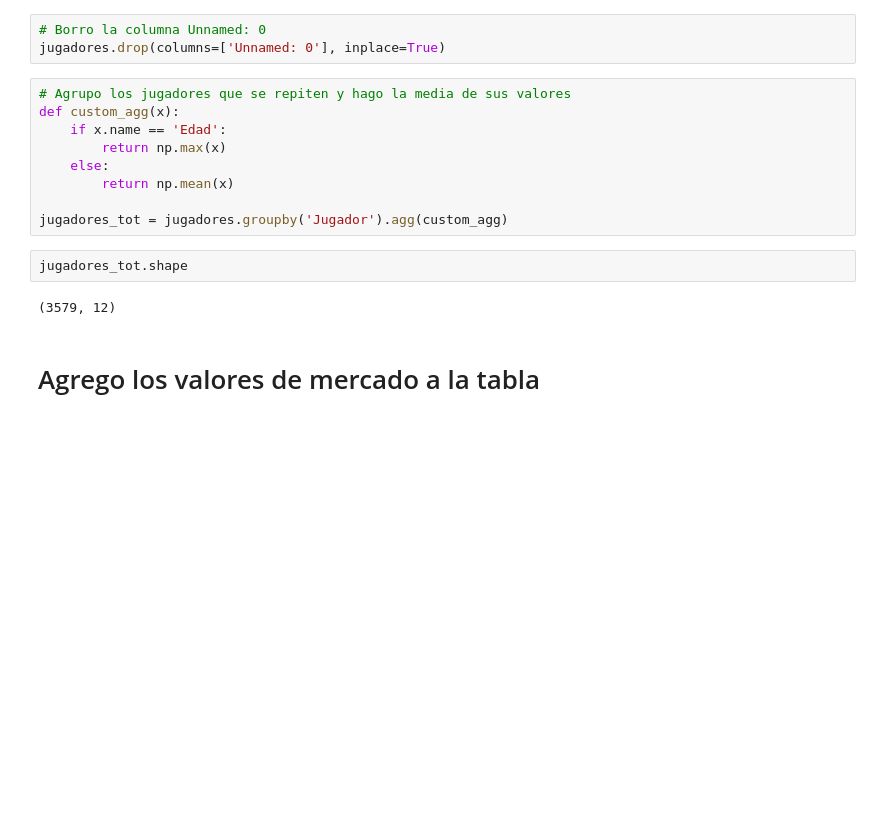
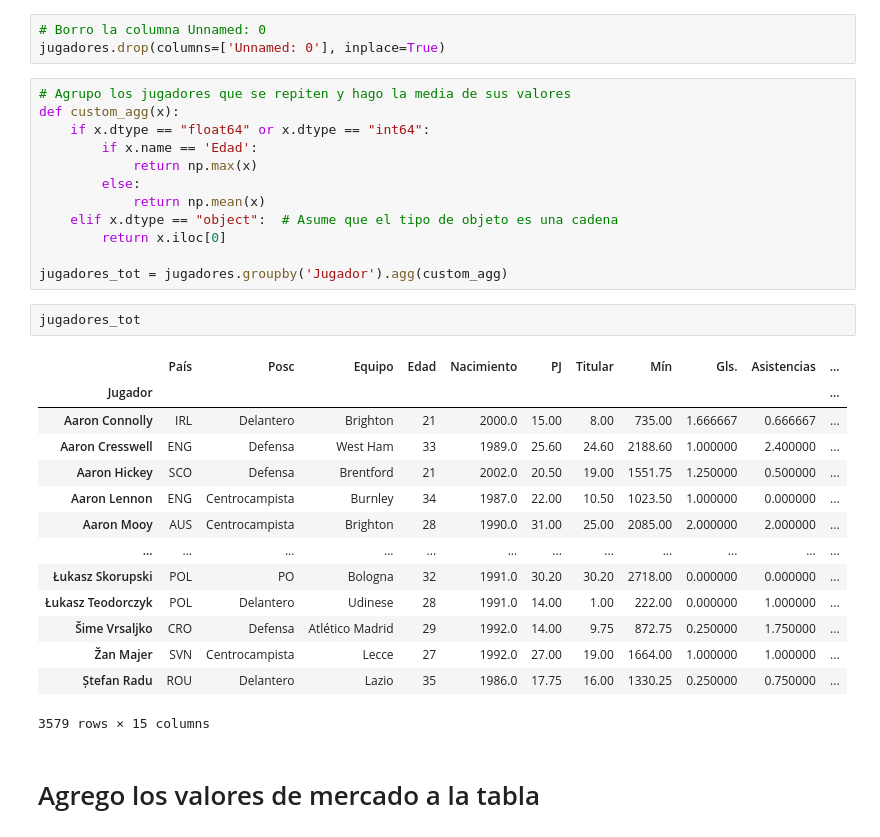
Before and after one commit to Matimengot/Proyecto-Final, a Jupyter notebook: limpieza/tabla_limpia.ipynb, the cells around one changed output. Cells and saved outputs as stored; diff of their text form; blank space fills up the shorter version.

```diff
--- a/limpieza/tabla_limpia.ipynb
+++ b/limpieza/tabla_limpia.ipynb
@@ -54,16 +54,32 @@ jugadores.drop(columns=['Unnamed: 0'], inplace=True)
 # %%
 # Agrupo los jugadores que se repiten y hago la media de sus valores
 def custom_agg(x):
-    if x.name == 'Edad':
-        return np.max(x)
-    else:
-        return np.mean(x)
+    if x.dtype == "float64" or x.dtype == "int64":
+        if x.name == 'Edad':
+            return np.max(x)
+        else:
+            return np.mean(x)
+    elif x.dtype == "object":  # Asume que el tipo de objeto es una cadena
+        return x.iloc[0]
 
 jugadores_tot = jugadores.groupby('Jugador').agg(custom_agg)
 # %%
-jugadores_tot.shape
+jugadores_tot
 # %% [output]
+|  | País | Posc | Equipo | Edad | Nacimiento | PJ | Titular | Mín | Gls. | Asistencias | ... |
+| Jugador |  |  |  |  |  |  |  |  |  |  | ... |
+| Aaron Connolly | IRL | Delantero | Brighton | 21 | 2000.0 | 15.00 | 8.00 | 735.00 | 1.666667 | 0.666667 | ... |
+| Aaron Cresswell | ENG | Defensa | West Ham | 33 | 1989.0 | 25.60 | 24.60 | 2188.60 | 1.000000 | 2.400000 | ... |
+| Aaron Hickey | SCO | Defensa | Brentford | 21 | 2002.0 | 20.50 | 19.00 | 1551.75 | 1.250000 | 0.500000 | ... |
+| Aaron Lennon | ENG | Centrocampista | Burnley | 34 | 1987.0 | 22.00 | 10.50 | 1023.50 | 1.000000 | 0.000000 | ... |
+| Aaron Mooy | AUS | Centrocampista | Brighton | 28 | 1990.0 | 31.00 | 25.00 | 2085.00 | 2.000000 | 2.000000 | ... |
+| ... | ... | ... | ... | ... | ... | ... | ... | ... | ... | ... | ... |
+| Łukasz Skorupski | POL | PO | Bologna | 32 | 1991.0 | 30.20 | 30.20 | 2718.00 | 0.000000 | 0.000000 | ... |
+| Łukasz Teodorczyk | POL | Delantero | Udinese | 28 | 1991.0 | 14.00 | 1.00 | 222.00 | 0.000000 | 1.000000 | ... |
+| Šime Vrsaljko | CRO | Defensa | Atlético Madrid | 29 | 1992.0 | 14.00 | 9.75 | 872.75 | 0.250000 | 1.750000 | ... |
+| Žan Majer | SVN | Centrocampista | Lecce | 27 | 1992.0 | 27.00 | 19.00 | 1664.00 | 1.000000 | 1.000000 | ... |
+| Ștefan Radu | ROU | Delantero | Lazio | 35 | 1986.0 | 17.75 | 16.00 | 1330.25 | 0.250000 | 0.750000 | ... |
-(3579, 12)
+3579 rows × 15 columns
 # %% [markdown]
 # Agrego los valores de mercado a la tabla
 # %%
```
Also changed, not shown: parts of 2 cells of this notebook, 10 other files.
